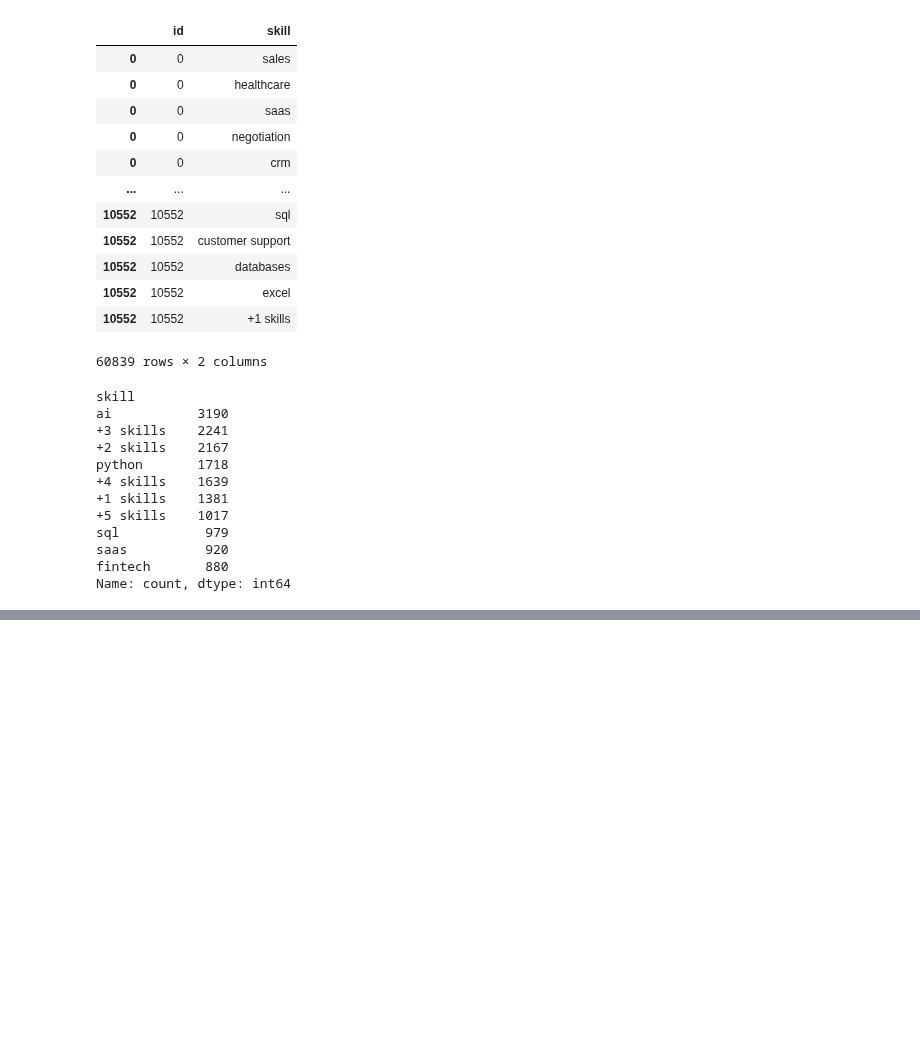
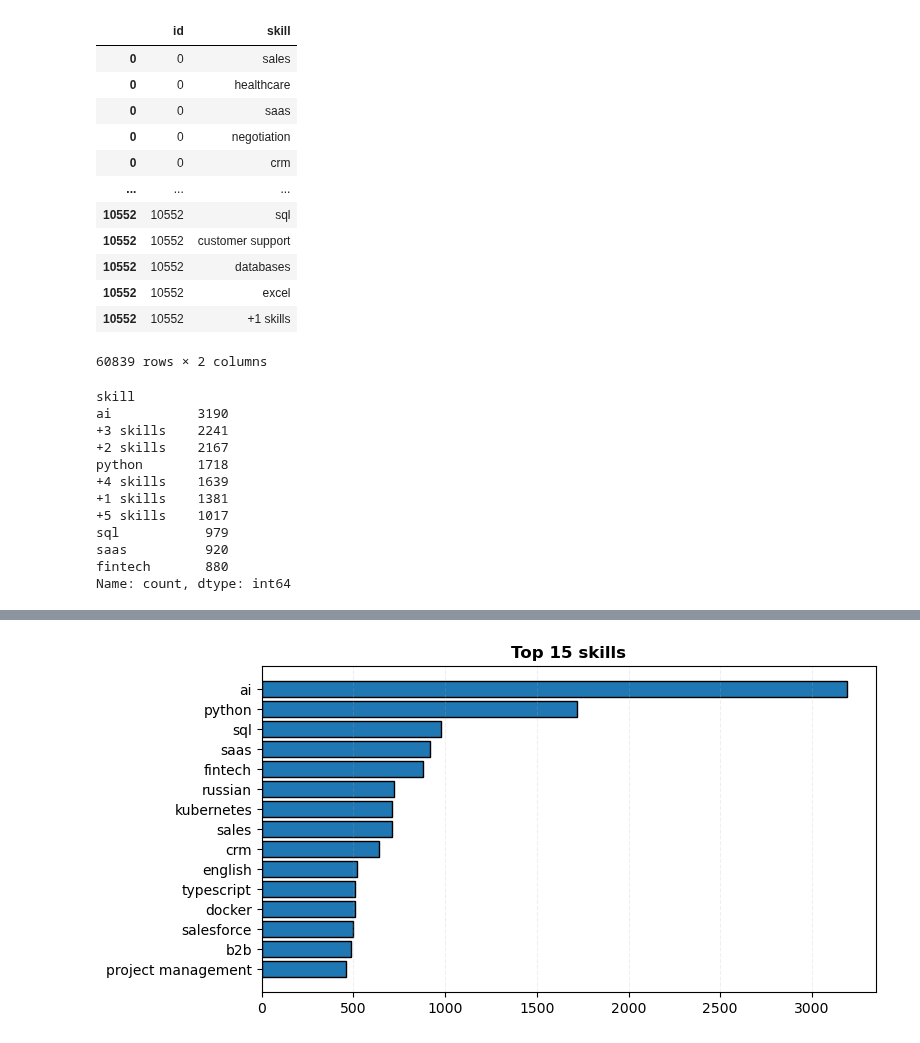
Before and after one commit to kmvitik/smadimo_group_project_2_scraping_api, a Jupyter notebook: skills_hirihy.ipynb, the cells around one changed output, grey strips where cells are left out. Saved outputs shown, nothing was run; the diff lists cells and outputs as text; code cells hidden in the pictures; blank space fills up the shorter version.

Commit message:
added most required skills analysis

```diff
--- a/skills_hirihy.ipynb
+++ b/skills_hirihy.ipynb
@@ -172,7 +180,7 @@ print(f'Количество пропусков: {data_skills['skill'].isna().su
 # %%
 data_skills = data_skills.dropna()
 # %%
-data_skills[data_skills['skill'].str.contains(r"\+")] = "No "
+data_skills[data_skills['skill'].str.contains("+", regex=False)] = "additional skills"
 # %% [output]
 A value is trying to be set on a copy of a slice from a DataFrame.
 Try using .loc[row_indexer,col_indexer] = value instead
@@ -181,0 +209,4 @@ See the caveats in the documentation: https://pandas.pydata.org/pandas-docs/stab
+# %%
+add_skills_mask = data_skills['skill'] == 'additional skills'
+print(f'Количество упоминаний additional skills в данных: {add_skills_mask.sum()} - {np.round(add_skills_mask.sum() / data_skills.shape[0] * 100, 2)}%')
+data_skills_clean = data_skills[~add_skills_mask]
@@ -181,0 +215,4 @@ See the caveats in the documentation: https://pandas.pydata.org/pandas-docs/stab
+# %%
+top_n = 15
+skill_stats = data_skills_clean["skill"].value_counts().head(top_n).sort_values()
+skill_stats
@@ -181,0 +237,14 @@ See the caveats in the documentation: https://pandas.pydata.org/pandas-docs/stab
+# %%
+fig, ax = plt.subplots(figsize=(8, 4))
+
+ax.barh(
+    y=skill_stats.index,
+    width=skill_stats.values,
+    edgecolor="black"
+)
+
+ax.grid(axis="x", linestyle="--", alpha=0.2)
+ax.set_title(f"Top {top_n} skills", fontweight="bold")
+plt.tight_layout()
+# %% [output]
+[figure, added]
```
Also changed, not shown: parts of 12 cells of this notebook.
